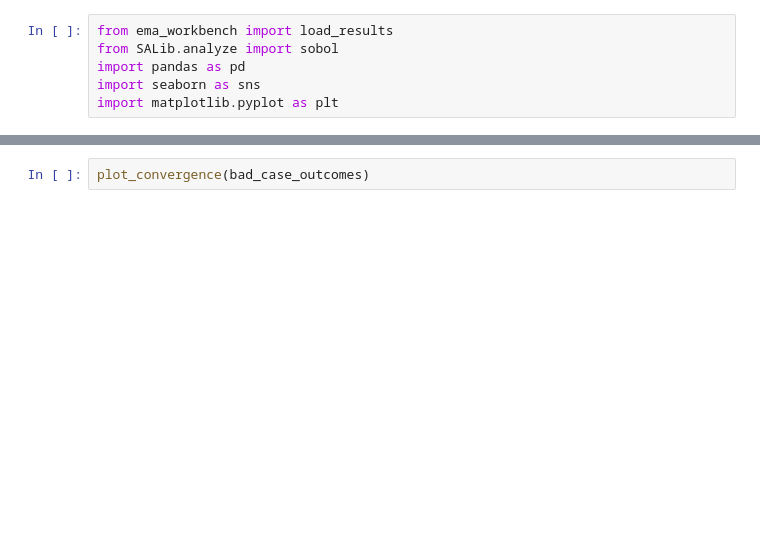
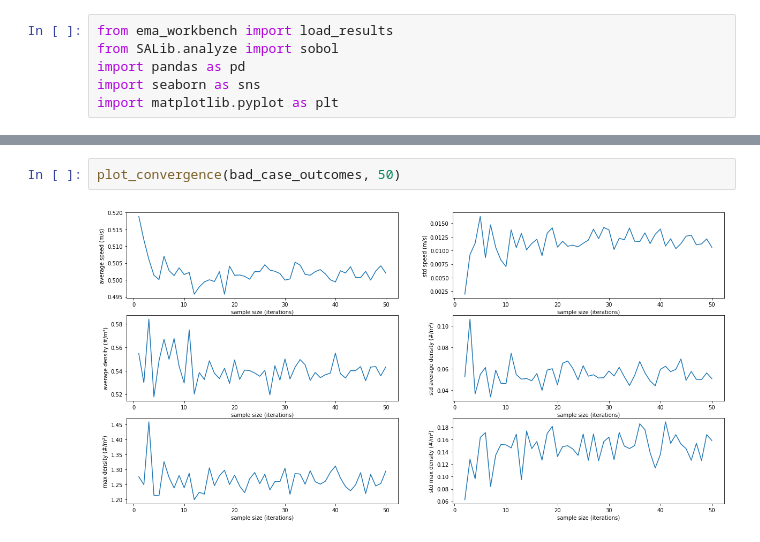
Before and after one commit to floristevito/CrowdSim, a Jupyter notebook: analysis/seed_analysis_results.ipynb, the cells around one changed output, grey strips where cells are left out. Drawn from its saved outputs; the diff is of its cells as text; blank space fills up the shorter version.

```diff
--- a/analysis/seed_analysis_results.ipynb
+++ b/analysis/seed_analysis_results.ipynb
@@ -90,2 +88,4 @@ plot_convergence(base_case_outcomes)
 # %%
-plot_convergence(bad_case_outcomes)
+plot_convergence(bad_case_outcomes, 50)
+# %% [output]
+[figure, added]
```
Also changed, not shown: parts of 4 cells of this notebook, 3 other files.
